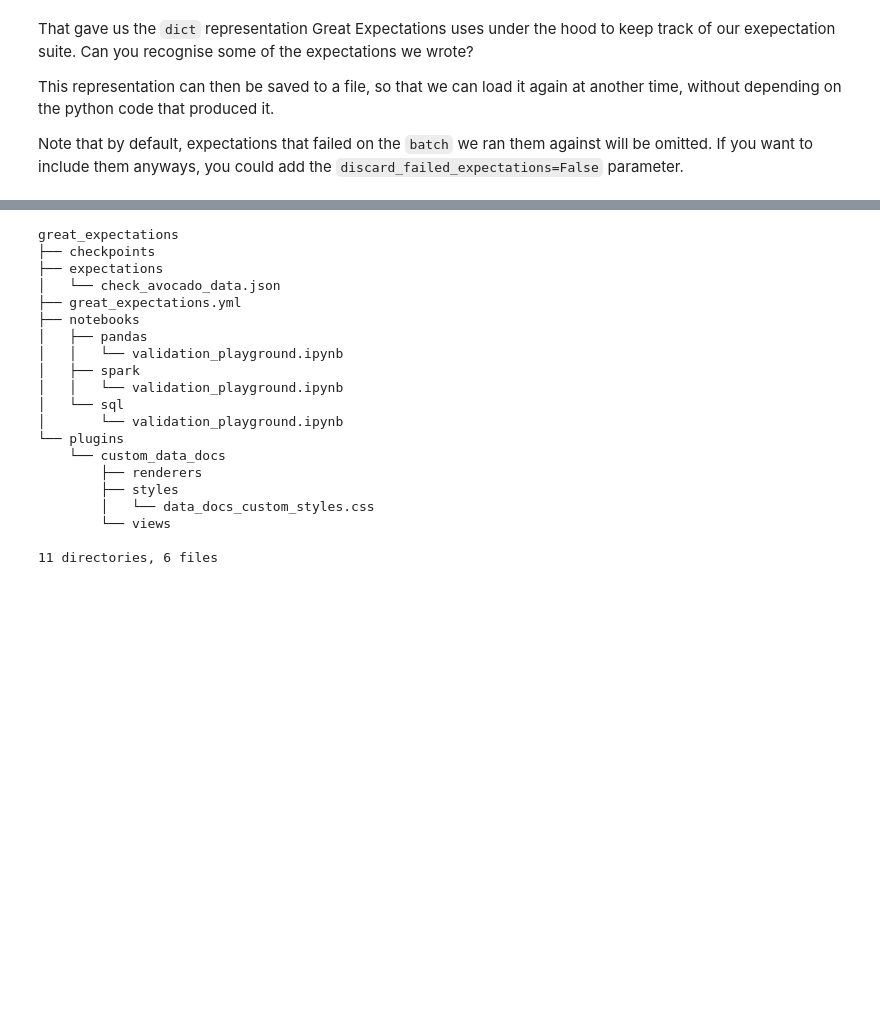
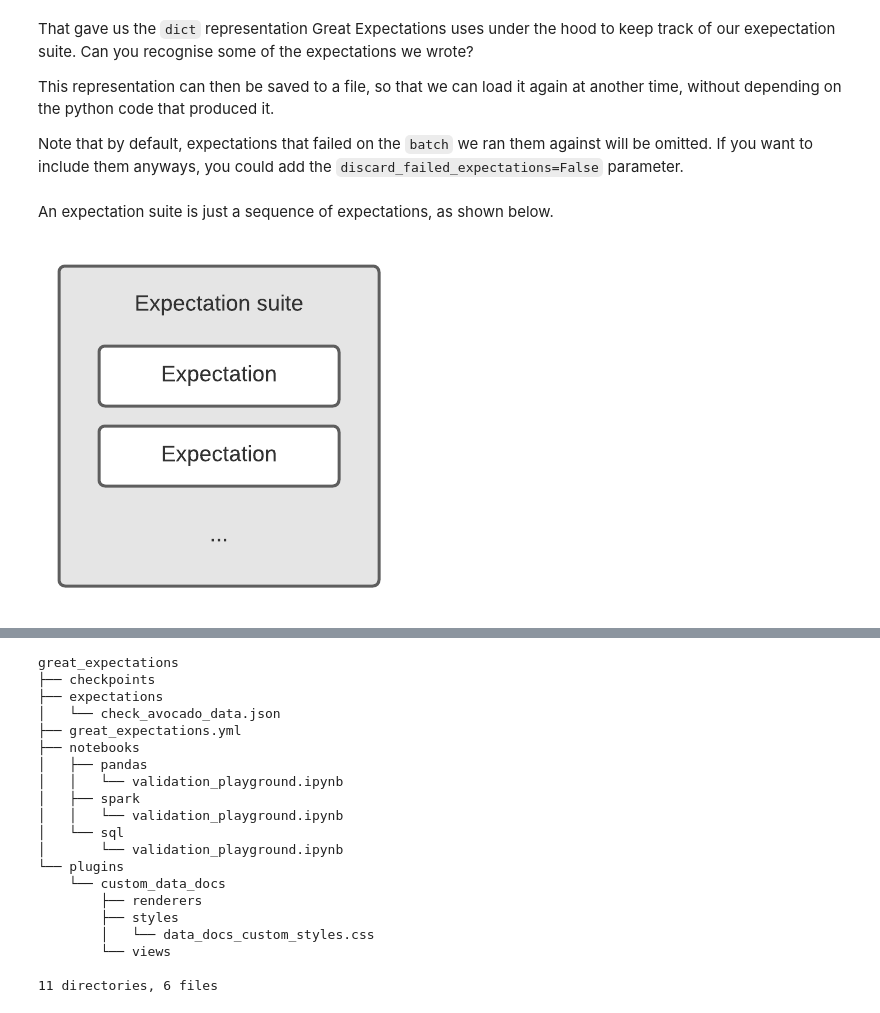
Before and after one commit to datarootsio/tutorial-great-expectations, a Jupyter notebook: tutorial-great_expectations.ipynb, the cells around one changed output, grey strips where cells are left out. Drawn from its saved outputs; the diff is of its cells as text; code cells hidden in the pictures; blank space fills up the shorter version.

Commit message:
Display images with IPython in notebook

```diff
--- a/tutorial-great_expectations.ipynb
+++ b/tutorial-great_expectations.ipynb
@@ -292,4 +290,11 @@ This representation can then be saved to a file, so that we can load it again at
 Note that by default, expectations that failed on the `batch` we ran them against will be omitted. If you want to include them anyways, you could add the `discard_failed_expectations=False` parameter.
 # %%
 batch.save_expectation_suite()
+# %% [markdown]
+An expectation suite is just a sequence of expectations, as shown below.
+# %%
+from IPython import display
+display.Image("figures/expectation_suite.png")
+# %% [output]
+[figure, added]
 # %% [markdown]
```
Also changed, not shown: parts of 10 cells of this notebook.
